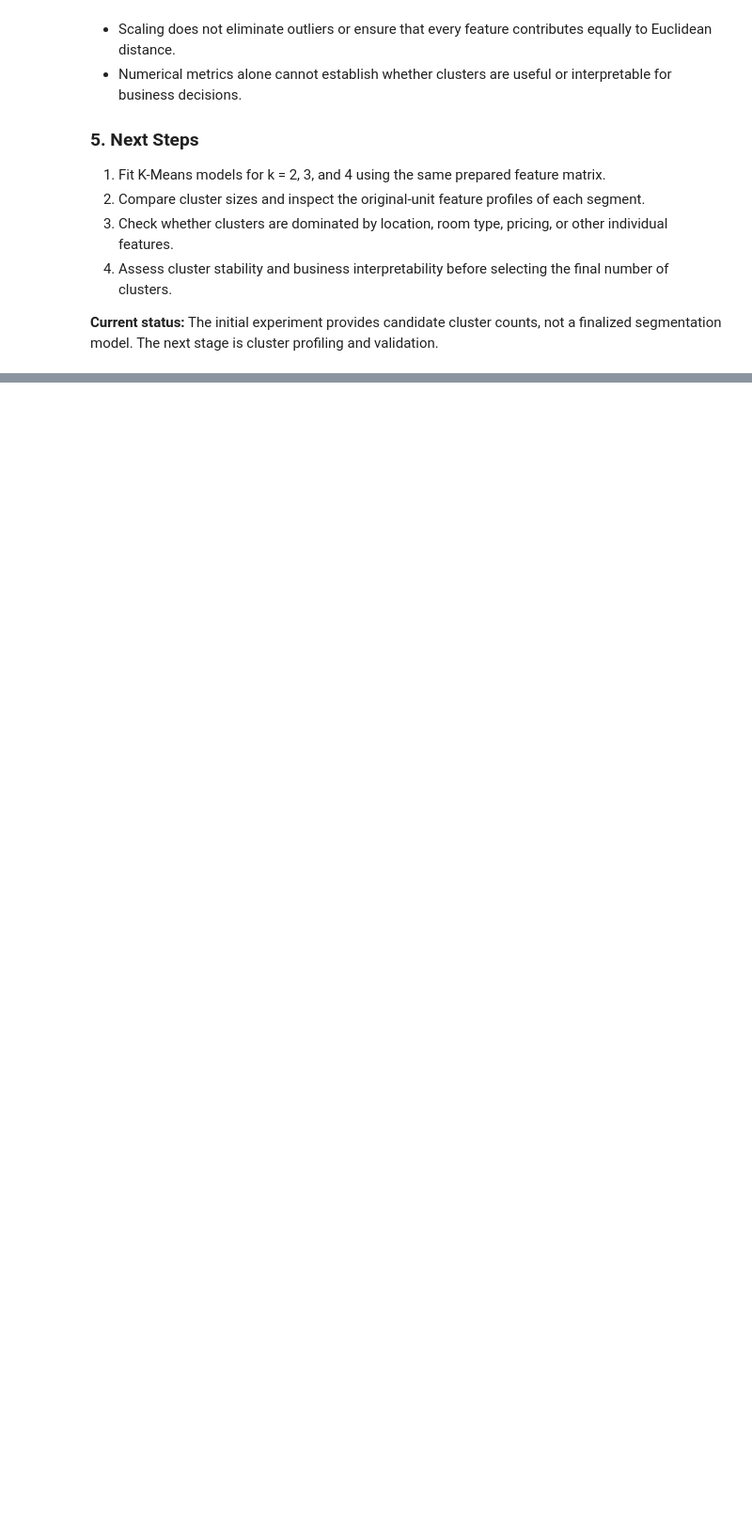
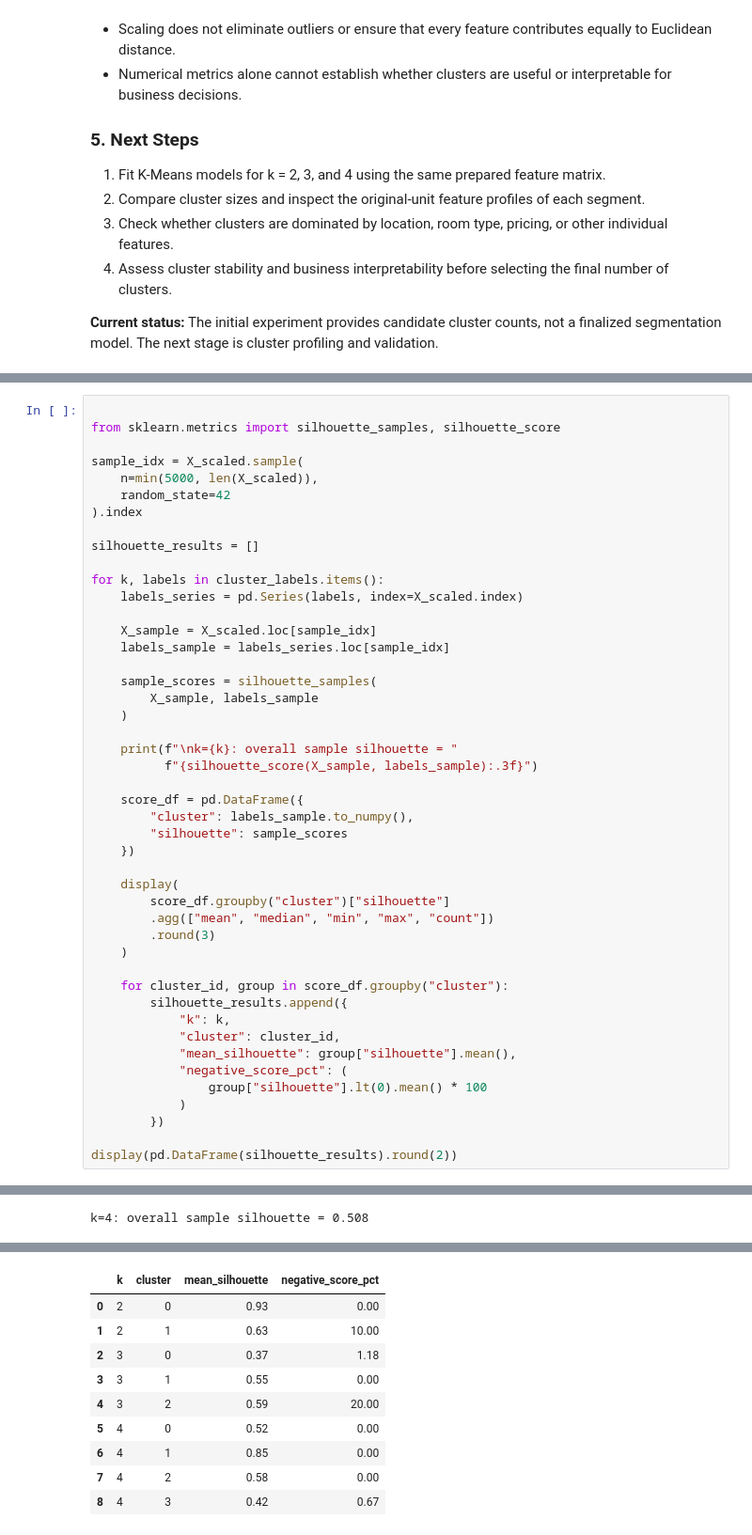
Before and after one commit to Vaishnavik-droid/customer-segmentation, a Jupyter notebook: notebooks/clustering.ipynb, the cells around one changed output, grey strips where cells are left out. Shown at 94% size. Cells and saved outputs as stored; diff of their text form; blank space fills up the shorter version.

```diff
--- a/notebooks/clustering.ipynb
+++ b/notebooks/clustering.ipynb
@@ -348,0 +469,47 @@ Inertia was calculated using the full dataset. Silhouette scores were estimated
+# %%
+
+from sklearn.metrics import silhouette_samples, silhouette_score
+
+sample_idx = X_scaled.sample(
+    n=min(5000, len(X_scaled)),
+    random_state=42
+).index
+
+silhouette_results = []
+
+for k, labels in cluster_labels.items():
+    labels_series = pd.Series(labels, index=X_scaled.index)
+
+    X_sample = X_scaled.loc[sample_idx]
+    labels_sample = labels_series.loc[sample_idx]
+
+    sample_scores = silhouette_samples(
+        X_sample, labels_sample
+    )
+
+    print(f"\nk={k}: overall sample silhouette = "
+          f"{silhouette_score(X_sample, labels_sample):.3f}")
+
+    score_df = pd.DataFrame({
+        "cluster": labels_sample.to_numpy(),
+        "silhouette": sample_scores
+    })
+
+    display(
+        score_df.groupby("cluster")["silhouette"]
+        .agg(["mean", "median", "min", "max", "count"])
+        .round(3)
+    )
+
+    for cluster_id, group in score_df.groupby("cluster"):
+        silhouette_results.append({
+            "k": k,
+            "cluster": cluster_id,
+            "mean_silhouette": group["silhouette"].mean(),
+            "negative_score_pct": (
+                group["silhouette"].lt(0).mean() * 100
+            )
+        })
+
+display(pd.DataFrame(silhouette_results).round(2))
+# %% [output]
@@ -348,0 +527 @@ Inertia was calculated using the full dataset. Silhouette scores were estimated
+k=4: overall sample silhouette = 0.508
@@ -348,0 +534,10 @@ Inertia was calculated using the full dataset. Silhouette scores were estimated
+|  | k | cluster | mean_silhouette | negative_score_pct |
+| 0 | 2 | 0 | 0.93 | 0.00 |
+| 1 | 2 | 1 | 0.63 | 10.00 |
+| 2 | 3 | 0 | 0.37 | 1.18 |
+| 3 | 3 | 1 | 0.55 | 0.00 |
+| 4 | 3 | 2 | 0.59 | 20.00 |
+| 5 | 4 | 0 | 0.52 | 0.00 |
+| 6 | 4 | 1 | 0.85 | 0.00 |
+| 7 | 4 | 2 | 0.58 | 0.00 |
+| 8 | 4 | 3 | 0.42 | 0.67 |
```
Also changed, not shown: parts of 5 cells of this notebook.
